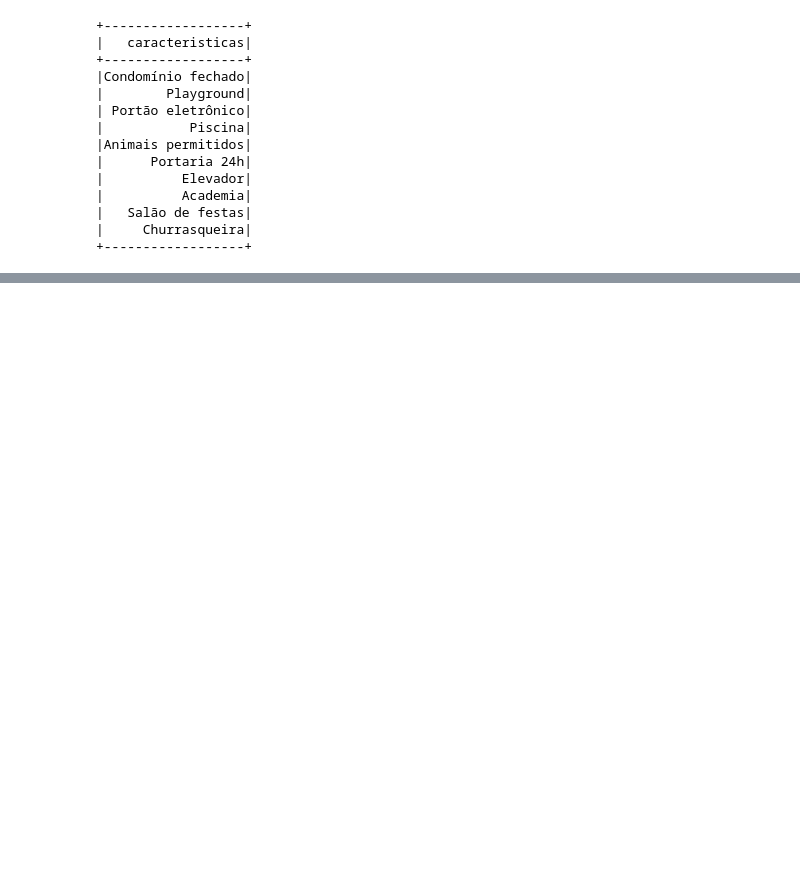
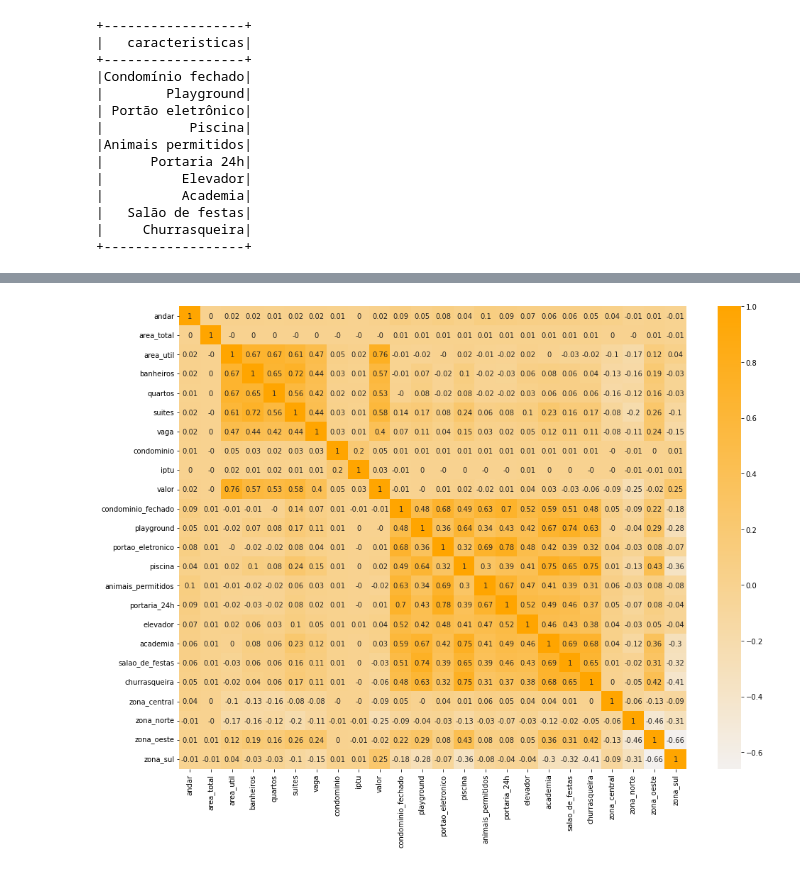
Before and after one commit to DamodaraBarbosa/challenge_data_science_alura, a Jupyter notebook: Challenge_Data_Science_Alura_Semana_2.ipynb, the cells around one changed output, grey strips where cells are left out. Cells and saved outputs as stored; diff of their text form; code cells hidden in the pictures; blank space fills up the shorter version.

```diff
--- a/Challenge_Data_Science_Alura_Semana_2.ipynb
+++ b/Challenge_Data_Science_Alura_Semana_2.ipynb
@@ -539,0 +643,2 @@ IllegalArgumentException: ignored
+# %%
+output = output.select('features', 'valor').withColumnRenamed('valor', 'values')
@@ -539,0 +734,4 @@ IllegalArgumentException: ignored
+# %%
+correlation = Correlation.corr(output, 'features').collect()[0][0]
+# %%
+df_correlation = pd.DataFrame(correlation.toArray(), columns= features, index= features)
@@ -539,0 +741,8 @@ IllegalArgumentException: ignored
+# %%
+colors = sns.color_palette("light:orange", as_cmap=True)
+# %%
+plt.figure(figsize= (16, 12))
+sns.heatmap(df_correlation.round(2), annot= True, cmap= colors)
+plt.show()
+# %% [output]
+[figure, added]
```
Also changed, not shown: parts of 59 cells of this notebook.
